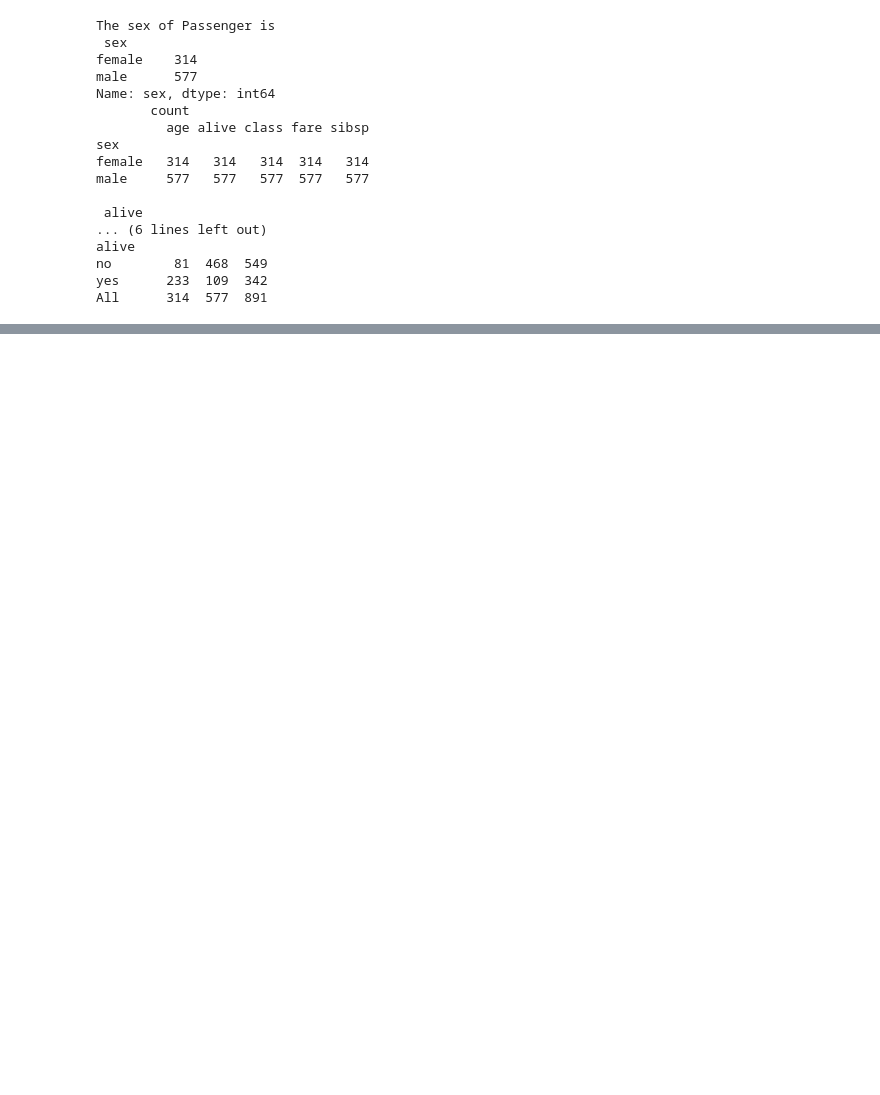
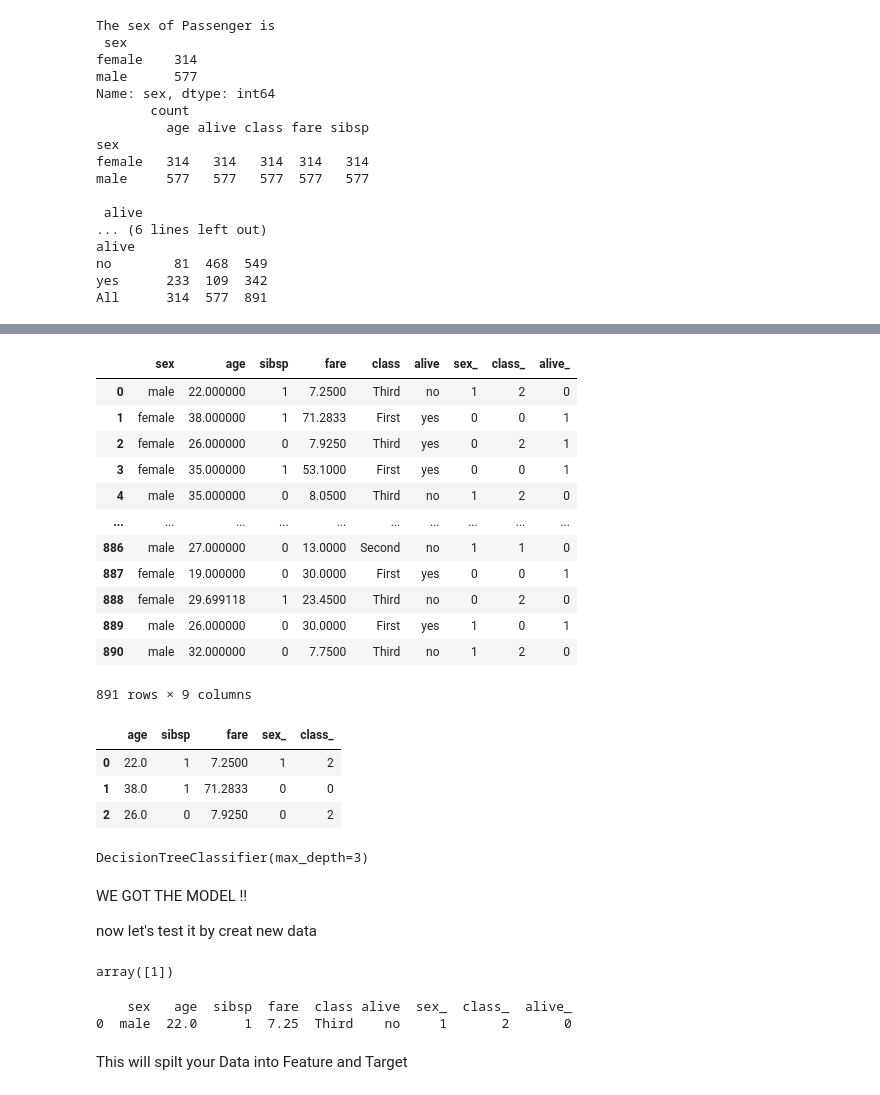
Before and after one commit to CHATNARIN/Python-guide, a Jupyter notebook: titanic.ipynb, the cells around one changed output, grey strips where cells are left out. Drawn from its saved outputs; the diff is of its cells as text; code cells hidden in the pictures; blank space fills up the shorter version.

```diff
--- a/titanic.ipynb
+++ b/titanic.ipynb
@@ -167,0 +197,46 @@ All      314  577  891
+# %%
+dfdc
+# %% [output]
+|  | sex | age | sibsp | fare | class | alive | sex_ | class_ | alive_ |
+| 0 | male | 22.000000 | 1 | 7.2500 | Third | no | 1 | 2 | 0 |
+| 1 | female | 38.000000 | 1 | 71.2833 | First | yes | 0 | 0 | 1 |
+| 2 | female | 26.000000 | 0 | 7.9250 | Third | yes | 0 | 2 | 1 |
+| 3 | female | 35.000000 | 1 | 53.1000 | First | yes | 0 | 0 | 1 |
+| 4 | male | 35.000000 | 0 | 8.0500 | Third | no | 1 | 2 | 0 |
+| ... | ... | ... | ... | ... | ... | ... | ... | ... | ... |
+| 886 | male | 27.000000 | 0 | 13.0000 | Second | no | 1 | 1 | 0 |
+| 887 | female | 19.000000 | 0 | 30.0000 | First | yes | 0 | 0 | 1 |
+| 888 | female | 29.699118 | 1 | 23.4500 | Third | no | 0 | 2 | 0 |
+| 889 | male | 26.000000 | 0 | 30.0000 | First | yes | 1 | 0 | 1 |
+| 890 | male | 32.000000 | 0 | 7.7500 | Third | no | 1 | 2 | 0 |
+891 rows × 9 columns
+# %%
+X = dfdc[['age','sibsp','fare','sex_','class_']]   # feature
+y = dfdc['alive_']   # target
+X[:3]
+# %% [output]
+|  | age | sibsp | fare | sex_ | class_ |
+| 0 | 22.0 | 1 | 7.2500 | 1 | 2 |
+| 1 | 38.0 | 1 | 71.2833 | 0 | 0 |
+| 2 | 26.0 | 0 | 7.9250 | 0 | 2 |
+# %%
+model_DT.fit(X,y)
+# %% [output]
+DecisionTreeClassifier(max_depth=3)
+# %% [markdown]
+WE GOT THE MODEL !!
+
+now let's test it by creat new data
+# %%
+data = [[55,3,7.90,0,2]] # age = 55 sibsp = 3 fare = 7.9000 sex = female class = Third
+y_predict = model_DT.predict(data)
+y_predict  # 0  = no alive
+# %% [output]
+array([1])
+# %%
+print(dfdc[:1])
+# %% [output]
+    sex   age  sibsp  fare  class alive  sex_  class_  alive_
+0  male  22.0      1  7.25  Third    no     1       2       0
+# %% [markdown]
+This will spilt your Data into Feature and Target
```
Also changed, not shown: parts of 20 cells of this notebook.
